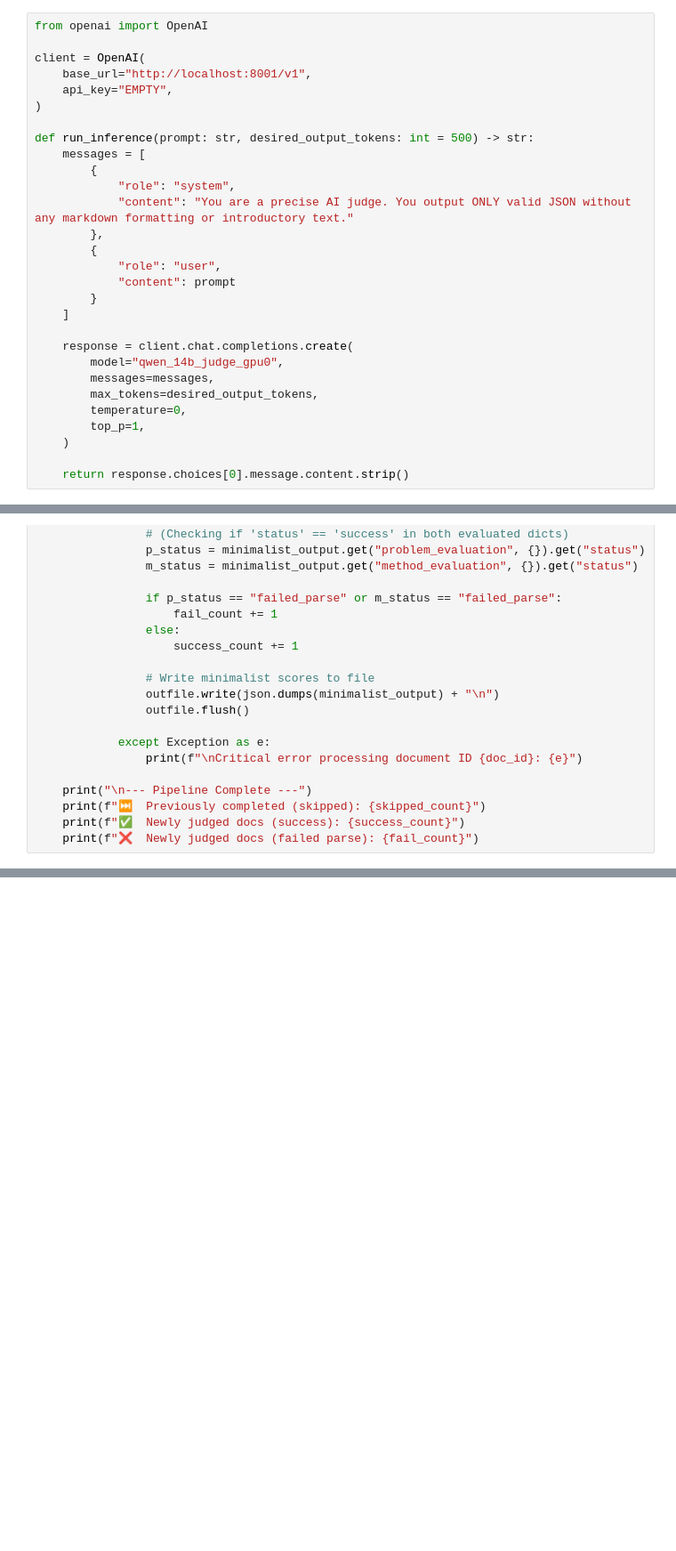
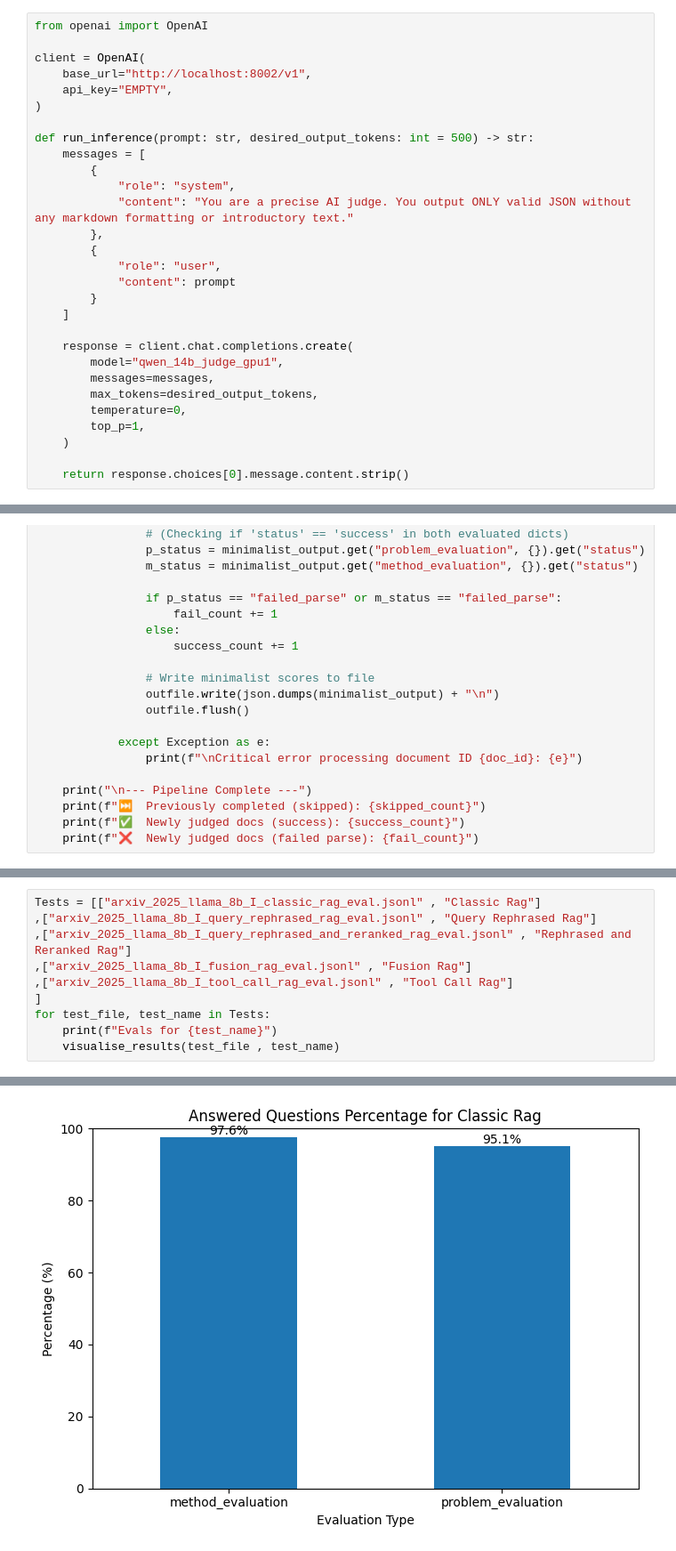
Before and after one commit to wandreopoulos/personalized_evaluation_metrics, a Jupyter notebook: Personalization_Metric.ipynb, the cells around one changed output, grey strips where cells are left out. Shown at 89% size. Saved outputs shown, nothing was run; the diff lists cells and outputs as text; blank space fills up the shorter version.

Commit message:
Added Evals and Visualisation

```diff
--- a/Personalization_Metric.ipynb
+++ b/Personalization_Metric.ipynb
@@ -2392,7 +2392,7 @@ Resuming... 10000 documents already processed and will be skipped.
 from openai import OpenAI
 
 client = OpenAI(
-    base_url="http://localhost:8001/v1",
+    base_url="http://localhost:8002/v1",
     api_key="EMPTY",
 )
 
@@ -2409,7 +2409,7 @@ def run_inference(prompt: str, desired_output_tokens: int = 500) -> str:
     ]
 
     response = client.chat.completions.create(
-        model="qwen_14b_judge_gpu0",
+        model="qwen_14b_judge_gpu1",
         messages=messages,
         max_tokens=desired_output_tokens,
         temperature=0,
@@ -2603,0 +2869,11 @@ No previous progress found. Starting fresh.
+# %%
+Tests = [["arxiv_2025_llama_8b_I_classic_rag_eval.jsonl" , "Classic Rag"]
+,["arxiv_2025_llama_8b_I_query_rephrased_rag_eval.jsonl" , "Query Rephrased Rag"]
+,["arxiv_2025_llama_8b_I_query_rephrased_and_reranked_rag_eval.jsonl" , "Rephrased and Reranked Rag"]
+,["arxiv_2025_llama_8b_I_fusion_rag_eval.jsonl" , "Fusion Rag"]
+,["arxiv_2025_llama_8b_I_tool_call_rag_eval.jsonl" , "Tool Call Rag"]
+]
+for test_file, test_name in Tests:
+    print(f"Evals for {test_name}")
+    visualise_results(test_file , test_name)
+# %% [output]
@@ -2603,0 +2881 @@ No previous progress found. Starting fresh.
+[figure, added]
```
Also changed, not shown: parts of 5 cells of this notebook.
